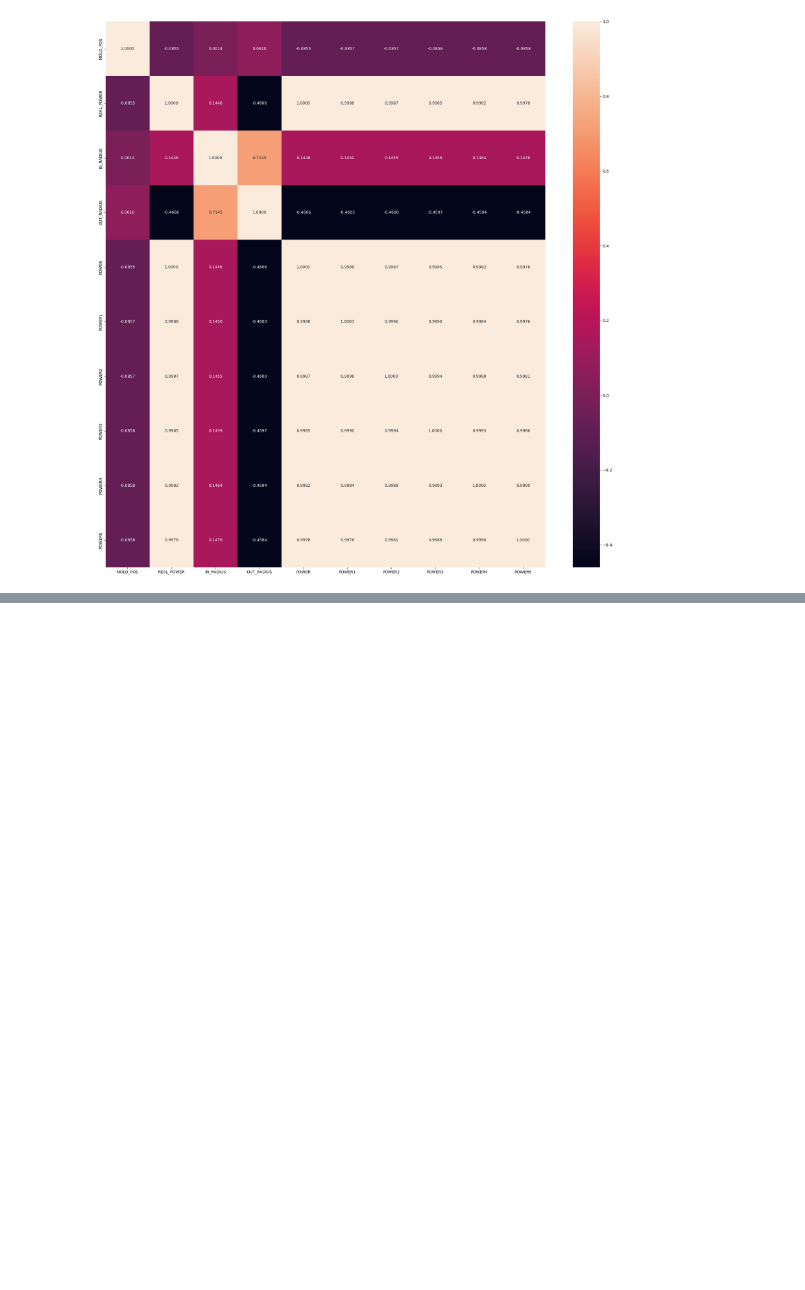
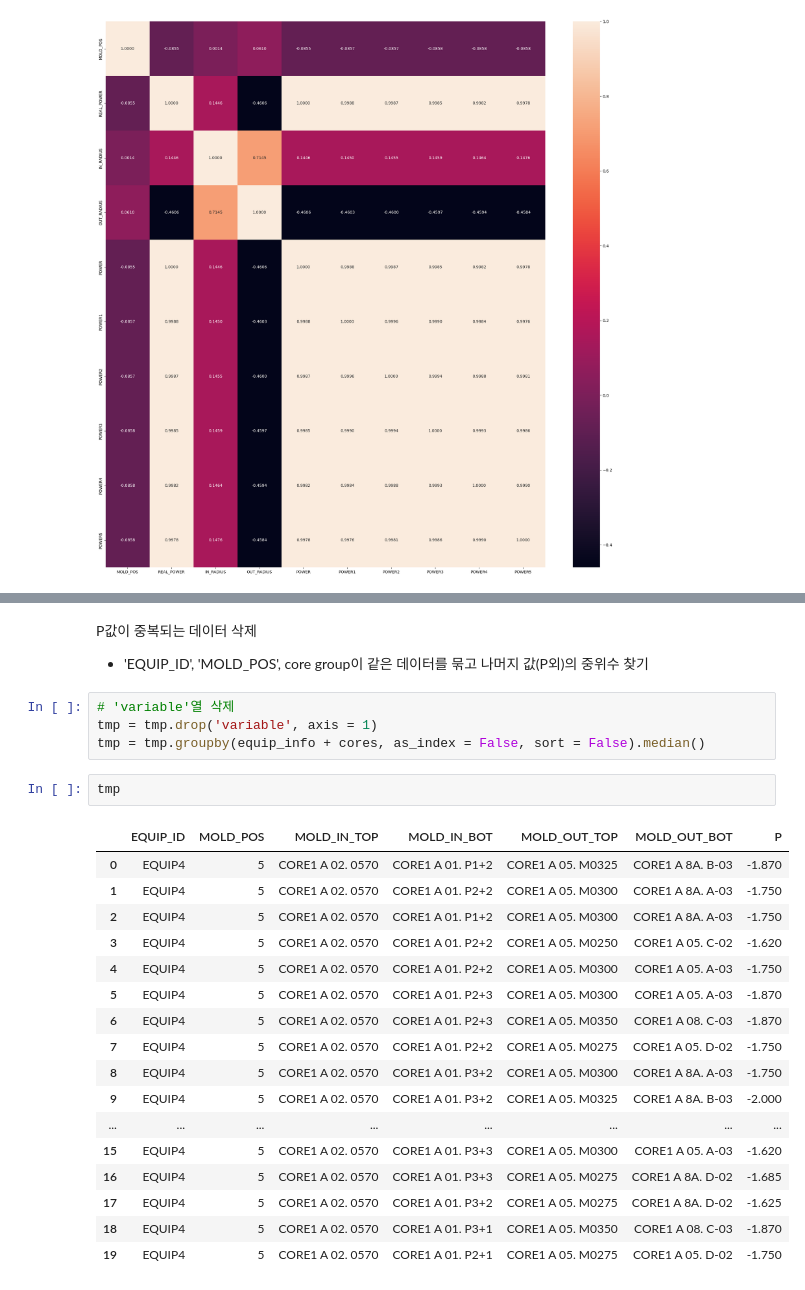
Before and after one commit to dbfla3831/STUDY, a Jupyter notebook: project/생산공정_최적화_AI/생산공정_최적화_기본.ipynb, the cells around one changed output, grey strips where cells are left out. Saved outputs shown, nothing was run; the diff lists cells and outputs as text; blank space fills up the shorter version.

```diff
--- a/project/생산공정_최적화_AI/생산공정_최적화_기본.ipynb
+++ b/project/생산공정_최적화_AI/생산공정_최적화_기본.ipynb
@@ -516,0 +1163,28 @@ prepare_data는 모델 학습에 필요한 학습 데이터셋과 검증 데이
+# %% [markdown]
+P값이 중복되는 데이터 삭제
+
+- 'EQUIP_ID', 'MOLD_POS', core group이 같은 데이터를 묶고 나머지 값(P외)의 중위수 찾기
+# %%
+# 'variable'열 삭제
+tmp = tmp.drop('variable', axis = 1)
+tmp = tmp.groupby(equip_info + cores, as_index = False, sort = False).median()
+# %%
+tmp
+# %% [output]
+|  | EQUIP_ID | MOLD_POS | MOLD_IN_TOP | MOLD_IN_BOT | MOLD_OUT_TOP | MOLD_OUT_BOT | P |
+| 0 | EQUIP4 | 5 | CORE1 A 02. 0570 | CORE1 A 01. P1+2 | CORE1 A 05. M0325 | CORE1 A 8A. B-03 | -1.870 |
+| 1 | EQUIP4 | 5 | CORE1 A 02. 0570 | CORE1 A 01. P2+2 | CORE1 A 05. M0300 | CORE1 A 8A. A-03 | -1.750 |
+| 2 | EQUIP4 | 5 | CORE1 A 02. 0570 | CORE1 A 01. P1+2 | CORE1 A 05. M0300 | CORE1 A 8A. A-03 | -1.750 |
+| 3 | EQUIP4 | 5 | CORE1 A 02. 0570 | CORE1 A 01. P2+2 | CORE1 A 05. M0250 | CORE1 A 05. C-02 | -1.620 |
+| 4 | EQUIP4 | 5 | CORE1 A 02. 0570 | CORE1 A 01. P2+2 | CORE1 A 05. M0300 | CORE1 A 05. A-03 | -1.750 |
+| 5 | EQUIP4 | 5 | CORE1 A 02. 0570 | CORE1 A 01. P2+3 | CORE1 A 05. M0300 | CORE1 A 05. A-03 | -1.870 |
+| 6 | EQUIP4 | 5 | CORE1 A 02. 0570 | CORE1 A 01. P2+3 | CORE1 A 05. M0350 | CORE1 A 08. C-03 | -1.870 |
+| 7 | EQUIP4 | 5 | CORE1 A 02. 0570 | CORE1 A 01. P2+2 | CORE1 A 05. M0275 | CORE1 A 05. D-02 | -1.750 |
+| 8 | EQUIP4 | 5 | CORE1 A 02. 0570 | CORE1 A 01. P3+2 | CORE1 A 05. M0300 | CORE1 A 8A. A-03 | -1.750 |
+| 9 | EQUIP4 | 5 | CORE1 A 02. 0570 | CORE1 A 01. P3+2 | CORE1 A 05. M0325 | CORE1 A 8A. B-03 | -2.000 |
+| ... | ... | ... | ... | ... | ... | ... | ... |
+| 15 | EQUIP4 | 5 | CORE1 A 02. 0570 | CORE1 A 01. P3+3 | CORE1 A 05. M0300 | CORE1 A 05. A-03 | -1.620 |
+| 16 | EQUIP4 | 5 | CORE1 A 02. 0570 | CORE1 A 01. P3+3 | CORE1 A 05. M0275 | CORE1 A 8A. D-02 | -1.685 |
+| 17 | EQUIP4 | 5 | CORE1 A 02. 0570 | CORE1 A 01. P3+2 | CORE1 A 05. M0275 | CORE1 A 8A. D-02 | -1.625 |
+| 18 | EQUIP4 | 5 | CORE1 A 02. 0570 | CORE1 A 01. P3+1 | CORE1 A 05. M0350 | CORE1 A 08. C-03 | -1.870 |
+| 19 | EQUIP4 | 5 | CORE1 A 02. 0570 | CORE1 A 01. P2+1 | CORE1 A 05. M0275 | CORE1 A 05. D-02 | -1.750 |
```
Also changed, not shown: parts of 97 cells of this notebook, 4 other files.
